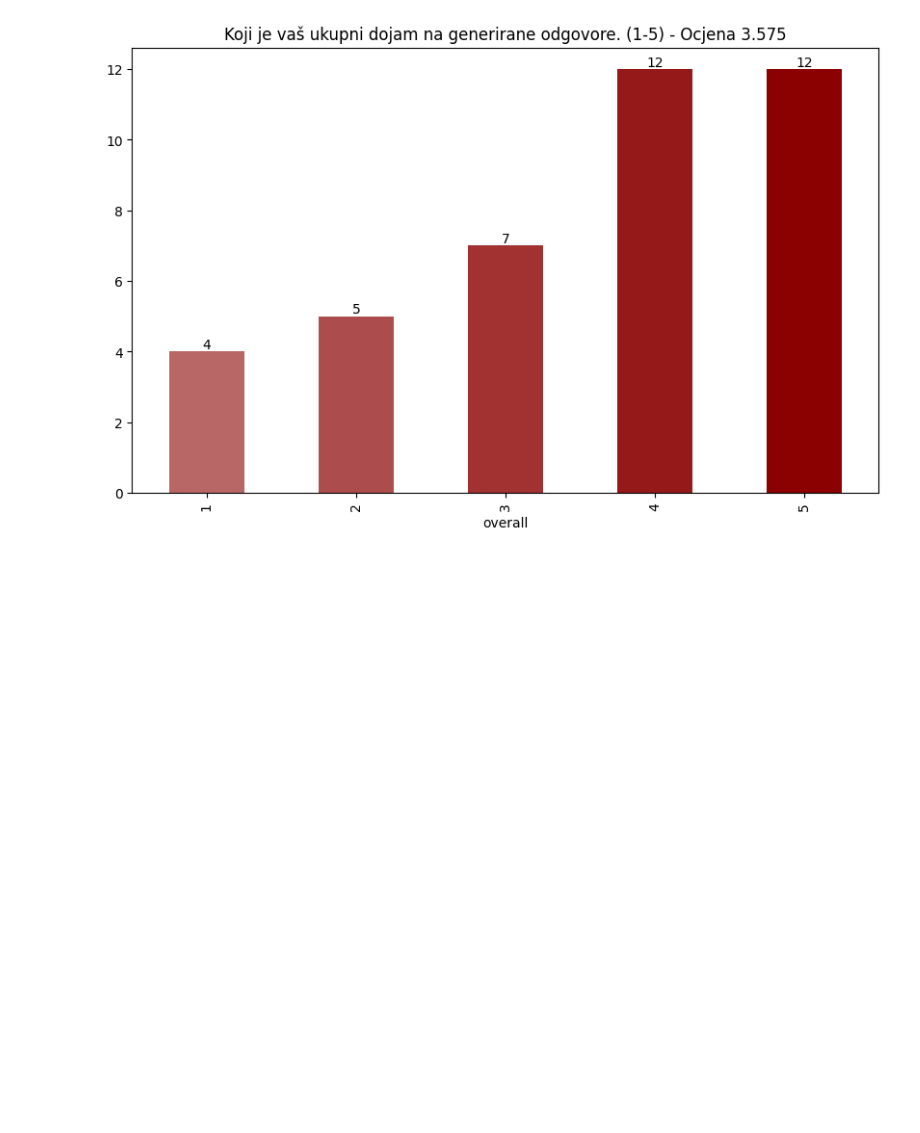
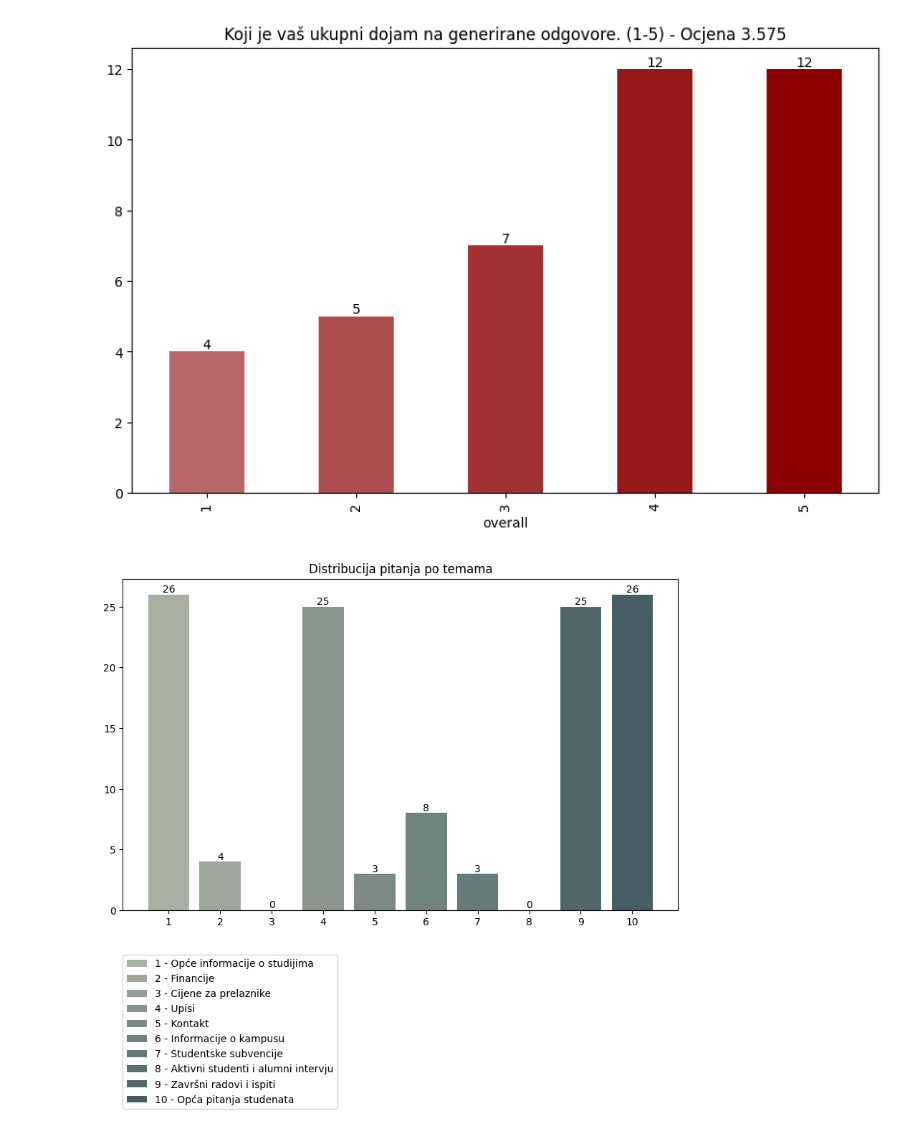
Before and after one commit to CZmafi00/subject-matter-assistant-algebra-prep, a Jupyter notebook: 5.2.data-visualization.ipynb, the cells around one changed output. Saved outputs shown, nothing was run; the diff lists cells and outputs as text; code cells hidden in the pictures; blank space fills up the shorter version.

Commit message:
feat: distribution per theme

```diff
--- a/5.2.data-visualization.ipynb
+++ b/5.2.data-visualization.ipynb
@@ -37,5 +37,26 @@ def plot_scores_distribution_chart(column, title, colors):
 
     plt.show()
     plt.close()
+# %%
+def plot_analysis_distribution_chart(column, title, colors, xlabel=None, ylabel=None, legend=None):
+    column_range = range(1, 11)
+    column_counts = df_all[column].value_counts().reindex(column_range, fill_value=0)
+    cmap = LinearSegmentedColormap.from_list('palette', colors)
+
+    plt.figure(figsize=(10, 6))
+    bars = plt.bar(range(len(column_counts)), column_counts, color=cmap(np.linspace(0, 1, 10)))
+
+    for i, count in enumerate(column_counts):
+        plt.text(i, count, str(count), ha='center', va='bottom')
+
+    if legend is not None and len(legend) == len(column_range):
+        plt.legend(bars, legend, loc=(0.0, -0.6))
+
+    plt.title(title)
+    plt.xticks(range(len(column_range)), column_range)
+    plt.xlabel(xlabel)
+    plt.ylabel(ylabel)
+    plt.show()
+    plt.close()
 # %%
 df = pd.read_csv('./scores/scores.csv', sep=';')
@@ -71,3 +94,21 @@ red_palette = ['#b96666', '#ad4c4c', '#a23232', '#961919', '#8b0000']
 plot_scores_distribution_chart('overall', 'Koji je vaš ukupni dojam na generirane odgovore. (1-5)', red_palette)
 # %% [output]
 [figure]
+# %%
+grey_green_palette = ['#a8b0a1', '#9da79a', '#929e93', '#88958c', '#7d8b85', '#72827e', '#677978', '#5c7071', '#51676a', '#465e63']
+legend_theme = [
+    '1 - Opće informacije o studijima',
+    '2 - Financije',
+    '3 - Cijene za prelaznike',
+    '4 - Upisi',
+    '5 - Kontakt',
+    '6 - Informacije o kampusu',
+    '7 - Studentske subvencije',
+    '8 - Aktivni studenti i alumni intervju',
+    '9 - Završni radovi i ispiti',
+    '10 - Opća pitanja studenata'
+]
+
+plot_analysis_distribution_chart('Theme', 'Distribucija pitanja po temama', grey_green_palette, legend=legend_theme)
+# %% [output]
+[figure, added]
```
Also changed, not shown: parts of 3 cells of this notebook.
